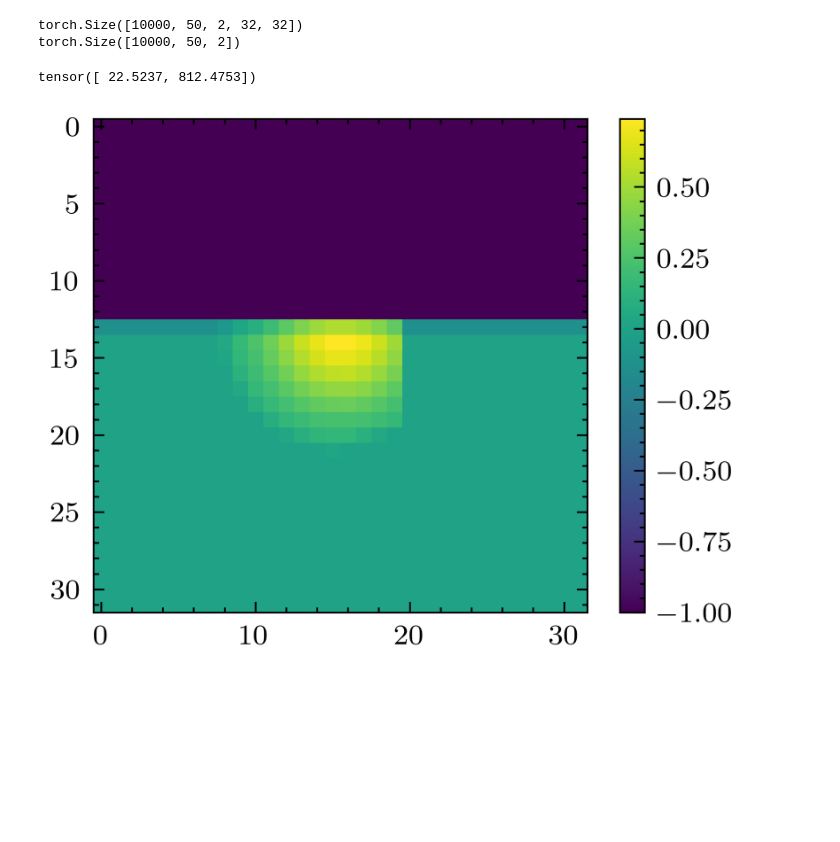
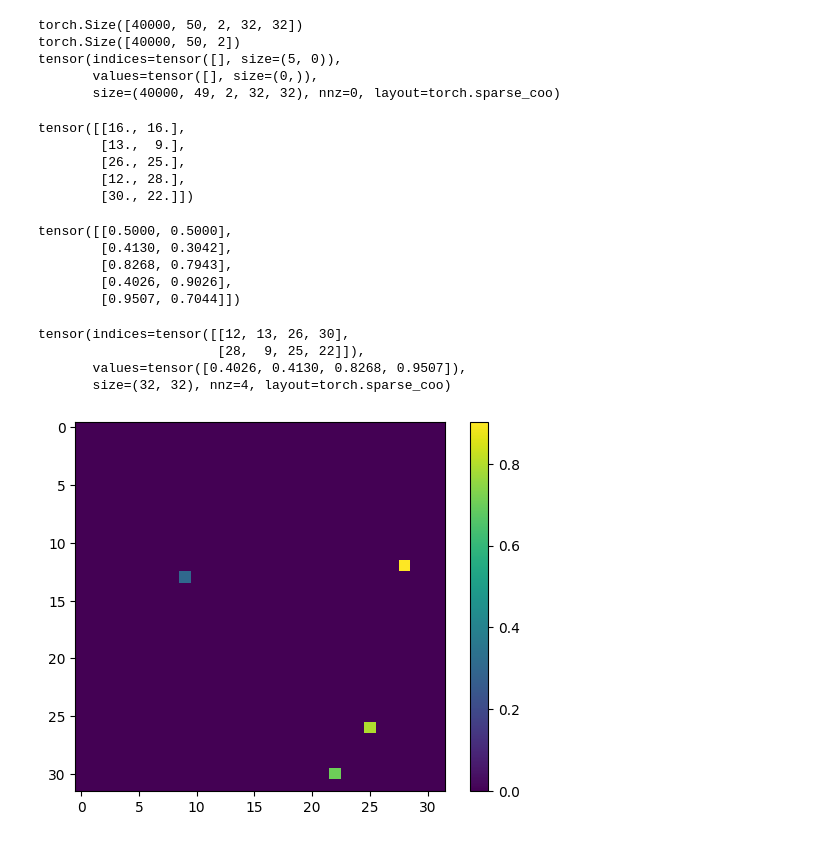
Before and after one commit to KumarRobotics/CoverageControl, a Jupyter notebook: python/notebooks/Experiment_Results.ipynb, the cells around one changed output. Drawn from its saved outputs; the diff is of its cells as text; code cells hidden in the pictures; blank space fills up the shorter version.

Commit message:
Fix comm maps

```diff
--- a/python/notebooks/Experiment_Results.ipynb
+++ b/python/notebooks/Experiment_Results.ipynb
@@ -191,23 +119,50 @@ import torch
 import matplotlib
 import matplotlib.pyplot as plt
 # %%
-comm_maps = torch.load('/root/CoverageControl_ws/datasets/pure_coverage_old/gnn_STABLE/test/coverage_maps.pt')
-robot_positions = torch.load('/root/CoverageControl_ws/datasets/pure_coverage_old/gnn_STABLE/test/robot_positions.pt')
-
+comm_maps = torch.load('/root/CoverageControl_ws/datasets/cnn/data/val/comm_maps.pt')
+robot_positions = torch.load('/root/CoverageControl_ws/datasets/cnn/data/val/robot_positions.pt')
+comm_maps_dense = comm_maps.to_dense()
 print(comm_maps.shape)
 print(robot_positions.shape)
+print(comm_maps_dense[:, 1:].to_sparse())
 # %% [output]
-torch.Size([10000, 50, 2, 32, 32])
-torch.Size([10000, 50, 2])
+torch.Size([40000, 50, 2, 32, 32])
+torch.Size([40000, 50, 2])
+tensor(indices=tensor([], size=(5, 0)),
+       values=tensor([], size=(0,)),
+       size=(40000, 49, 2, 32, 32), nnz=0, layout=torch.sparse_coo)
+# %%
+pos=robot_positions[0]
+relative_pos = pos.unsqueeze(0) - pos.unsqueeze(1)
+dist = relative_pos.norm(2, 2)
+mask = dist < 256
+scaled_pos = torch.round(relative_pos*32/(256*2) + 15.5)
+rpos = scaled_pos[0][mask[0]]
+print(rpos)
+(relative_pos[0, mask[0]]+256)/512
+# %% [output]
+tensor([[16., 16.],
+        [13.,  9.],
+        [26., 25.],
+        [12., 28.],
+        [30., 22.]])
+tensor([[0.5000, 0.5000],
+        [0.4130, 0.3042],
+        [0.8268, 0.7943],
+        [0.4026, 0.9026],
+        [0.9507, 0.7044]])
 # %%
-print(robot_positions[200,8])
+print(comm_maps[0][0][0])
 plt.figure()
-plt.imshow(comm_maps[200][8][0])
+plt.imshow(comm_maps[0][0][1].to_dense())
 plt.colorbar()
 plt.show()
 # %% [output]
-tensor([ 22.5237, 812.4753])
+tensor(indices=tensor([[12, 13, 26, 30],
+                       [28,  9, 25, 22]]),
+       values=tensor([0.4026, 0.4130, 0.8268, 0.9507]),
+       size=(32, 32), nnz=4, layout=torch.sparse_coo)
-[figure, old version]
+[figure, new version]
 # %%
 plt.figure()
 plt.imshow(comm_maps[200][0][0])
```
Also changed, not shown: parts of 6 cells of this notebook, 5 other files.
